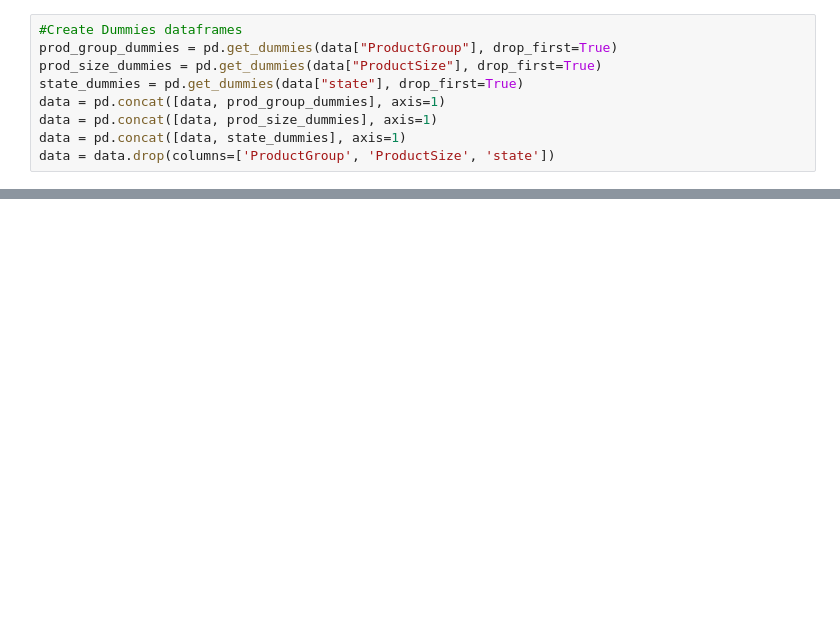
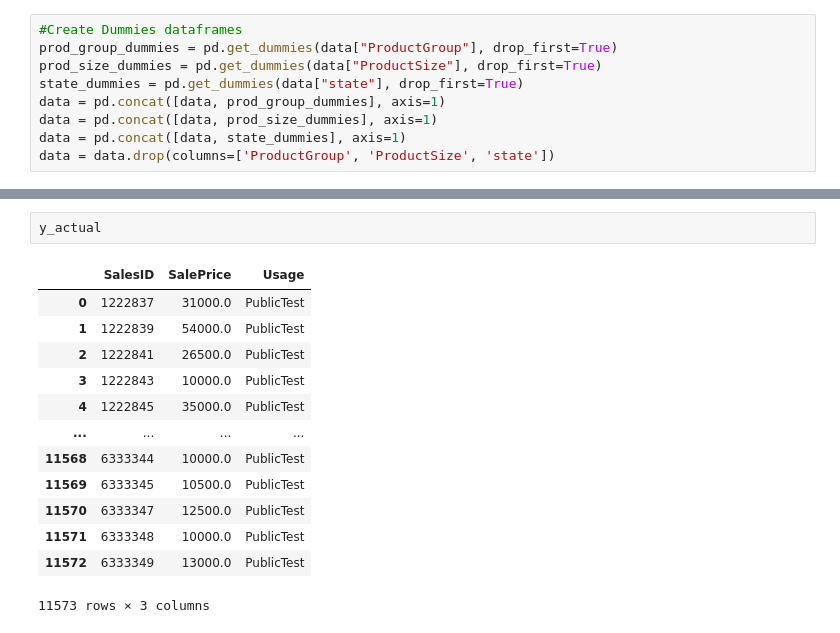
Before and after one commit to josiah-d/predicting-heavy-equipment-price, a Jupyter notebook: notebooks/Pipeline.ipynb, the cells around one changed output, grey strips where cells are left out. Drawn from its saved outputs; the diff is of its cells as text; blank space fills up the shorter version.

```diff
--- a/notebooks/Pipeline.ipynb
+++ b/notebooks/Pipeline.ipynb
@@ -60,0 +221,16 @@ rmsle(results, y)
+# %%
+y_actual
+# %% [output]
+|  | SalesID | SalePrice | Usage |
+| 0 | 1222837 | 31000.0 | PublicTest |
+| 1 | 1222839 | 54000.0 | PublicTest |
+| 2 | 1222841 | 26500.0 | PublicTest |
+| 3 | 1222843 | 10000.0 | PublicTest |
+| 4 | 1222845 | 35000.0 | PublicTest |
+| ... | ... | ... | ... |
+| 11568 | 6333344 | 10000.0 | PublicTest |
+| 11569 | 6333345 | 10500.0 | PublicTest |
+| 11570 | 6333347 | 12500.0 | PublicTest |
+| 11571 | 6333348 | 10000.0 | PublicTest |
+| 11572 | 6333349 | 13000.0 | PublicTest |
+11573 rows × 3 columns
```
Also changed, not shown: parts of 27 cells of this notebook.
